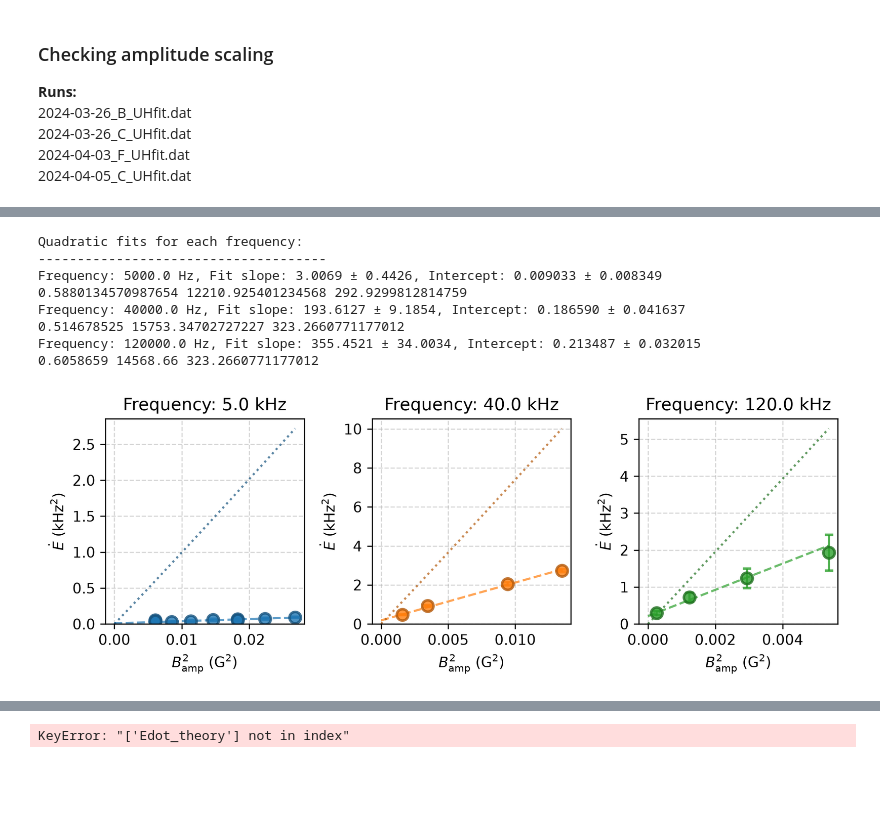
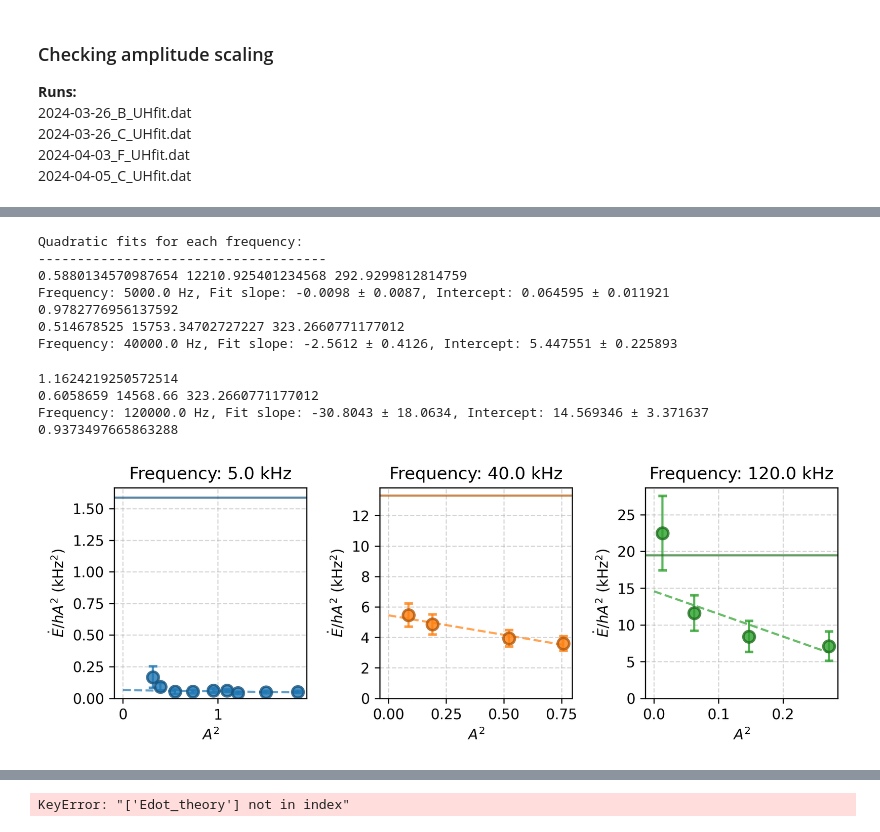
Before and after one commit to uoft-chiplab/Fast-Modulation-Contact-Correlation-Project, a Jupyter notebook: contact_correlations/heating_rate_analysis.ipynb, the cells around one changed output, grey strips where cells are left out. Saved outputs shown, nothing was run; the diff lists cells and outputs as text; code cells hidden in the pictures; blank space fills up the shorter version.

Commit message:
Saturation plots

```diff
--- a/contact_correlations/heating_rate_analysis.ipynb
+++ b/contact_correlations/heating_rate_analysis.ipynb
@@ -207,0 +264,6 @@ most_common_freqs = results_df['freq'].value_counts()
+# %%
+df = results_df.copy()
+df_filtered = df[df['num_time_pts'] > 2].sort_values(by='freq',
+                    ascending=True, ignore_index=True)
+
+df_filtered[['filename', 'freq', 'Bamp', 'heating_rate', 'Ti', 'Tf', 'EFi', 'num_time_pts', 'ToTFi']]
@@ -207,0 +284,6 @@ most_common_freqs = results_df['freq'].value_counts()
+# %%
+drop_index = [2, 4, 7]
+df_plot = df_filtered.drop(index=drop_index)
+
+print(df_plot.ToTFi.mean(), df_plot.ToTFi.std())
+print(df_plot.EFi.mean(), df_plot.EFi.std())
@@ -207,0 +350,8 @@ most_common_freqs = results_df['freq'].value_counts()
+# %%
+drop_index = [4]
+df_plot = df_filtered.drop(index=drop_index)
+
+print(df_plot.ToTFi.mean(), df_plot.ToTFi.std())
+print(df_plot.EFi.mean(), df_plot.EFi.std())
+
+df_plot['A']
@@ -215,19 +664,4 @@ most_common_freqs = results_df['freq'].value_counts()
 # %%
-import matplotlib.pyplot as plt
-import matplotlib.colors as mcolors
-
-df = results_df.copy()
-
-# Find the 3 most common frequencies
-top_3_freqs = df['freq'].value_counts().nlargest(3).index
-
-# Filter the DataFrame to keep only those 3 frequencies
-df_filtered = df[df['freq'].isin(top_3_freqs)][df['heating_rate'] > 2*df['e_heating_rate']]
-
-# These are datasets where the initial temperature is too different from most of the others
-drop_index = [73, 12, 29, 2, 47, 55, 31, 51, 59, 26]
-df_plot = df_filtered.drop(index=drop_index)
-
 # Set font size back to default
 plt.rcParams.update({'font.size': 10})
 
@@ -249,9 +683,9 @@ for i, freq_val in enumerate(top_3_freqs):
     dark_edge_color = [c * 0.7 for c in rgb]  # Multiply by 0.7 to dim it
 
     axs[i].errorbar(
-        x=group['Bamp']**2,
-        y=group['heating_rate']/1e6,    # kHz^2
-        yerr=group['e_heating_rate']/1e6,
+        x=group['A']**2,
+        y=group['norm_heating_rate']/1e6,    # kHz^2
+        yerr=group['e_norm_heating_rate']/1e6,
         fmt='o',                # 'none' completely hides the internal errorbar marker
         color=colors[i],
         markeredgecolor=dark_edge_color,
@@ -259,48 +693,53 @@ for i, freq_val in enumerate(top_3_freqs):
         alpha=0.8,
         markeredgewidth=1.8,
         markersize=8,                      # Controls marker size
-        label=f'{freq_val} kHz'     # Add a label for the legend
+        label=f'{freq_val} Hz'     # Add a label for the legend
     )
 
     popt, pcov = curve_fit(lambda x, m, b: m * x + b,
-                            group['Bamp']**2,
-                            group['heating_rate']/1e6,  # kHz^2
-                            sigma=group['e_heating_rate']/1e6
+                            group['A']**2,
+                            group['norm_heating_rate']/1e6,  # kHz^2
+                            sigma=group['e_norm_heating_rate']/1e6
                            )
     perr = np.sqrt(np.diag(pcov))
 
     print(*trapped_gas_params)
     print(f"Frequency: {freq_val} Hz, Fit slope: {popt[0]:.4f} ± {perr[0]:.4f}, Intercept: {popt[1]:.6f} ± {perr[1]:.6f}")
 
     TUG = TrappedUnitaryGas(*trapped_gas_params)
+    print(TUG.Ctrap)
 
-    a_sqs = np.linspace(0, group['Bamp'].max()**2, 100)
+    a_sqs = np.linspace(0, group['A'].max()**2, 100)
     inv_as = inv_a_amp_from_Bamp(group['B'].mean(), np.sqrt(a_sqs))
 
     axs[i].plot(a_sqs, np.polyval(popt, a_sqs), color=colors[i], linestyle='--', alpha=0.7)
-    axs[i].plot(a_sqs, np.array([TUG.calc_Edot(nu=freq_val, inv_a0=inv_a) for inv_a in inv_as])/1e6/TUG.Ns/2,
-                color=dark_edge_color, linestyle=':', alpha=0.7)
+    # axs[i].plot(a_sqs, np.array([TUG.calc_Edot(nu=freq_val, inv_a0=inv_a) for inv_a in inv_as])/1e6/TUG.Ns/2,
+    #             color=dark_edge_color, linestyle=':', alpha=0.7)
+    axs[i].axhline(y=TUG.calc_Edot(nu=freq_val)/1e6/TUG.Ns/2, color=dark_edge_color, linestyle='-', alpha=0.7)
 
 
 # Label the chart
 for ax in axs:
     ax.set_title(f'Frequency: {top_3_freqs[axs.tolist().index(ax)]/1e3} kHz')
-    ax.set_ylabel(r'$\dot{E}$ (kHz$^2$)')
-    ax.set_xlabel(r'$B_\mathrm{amp}^2$ (G$^2$)')
+    ax.set_ylabel(r'$\dot{E}/hA^2$ (kHz$^2$)')
+    ax.set_xlabel(r'$A^2$')
     ax.grid(True, linestyle='--', alpha=0.5)
     # ax.legend(title='Frequencies', loc='lower right')
     _, top = ax.get_ylim()
     ax.set_ylim(bottom=0, top=top)
 
 fig.tight_layout()  # Adjust subplots to fit into figure area.
 plt.show()
 # %% [output]
 Quadratic fits for each frequency:
 -------------------------------------
-Frequency: 5000.0 Hz, Fit slope: 3.0069 ± 0.4426, Intercept: 0.009033 ± 0.008349
 0.5880134570987654 12210.925401234568 292.9299812814759
-Frequency: 40000.0 Hz, Fit slope: 193.6127 ± 9.1854, Intercept: 0.186590 ± 0.041637
+Frequency: 5000.0 Hz, Fit slope: -0.0098 ± 0.0087, Intercept: 0.064595 ± 0.011921
+0.9782776956137592
 0.514678525 15753.34702727227 323.2660771177012
-Frequency: 120000.0 Hz, Fit slope: 355.4521 ± 34.0034, Intercept: 0.213487 ± 0.032015
-0.6058659 14568.66 323.2660771177012
+Frequency: 40000.0 Hz, Fit slope: -2.5612 ± 0.4126, Intercept: 5.447551 ± 0.225893
+1.1624219250572514
+0.6058659 14568.66 323.2660771177012
+Frequency: 120000.0 Hz, Fit slope: -30.8043 ± 18.0634, Intercept: 14.569346 ± 3.371637
+0.9373497665863288
-[figure, old version]
+[figure, new version]
```
Also changed, not shown: parts of 19 cells of this notebook, 3 other files.
